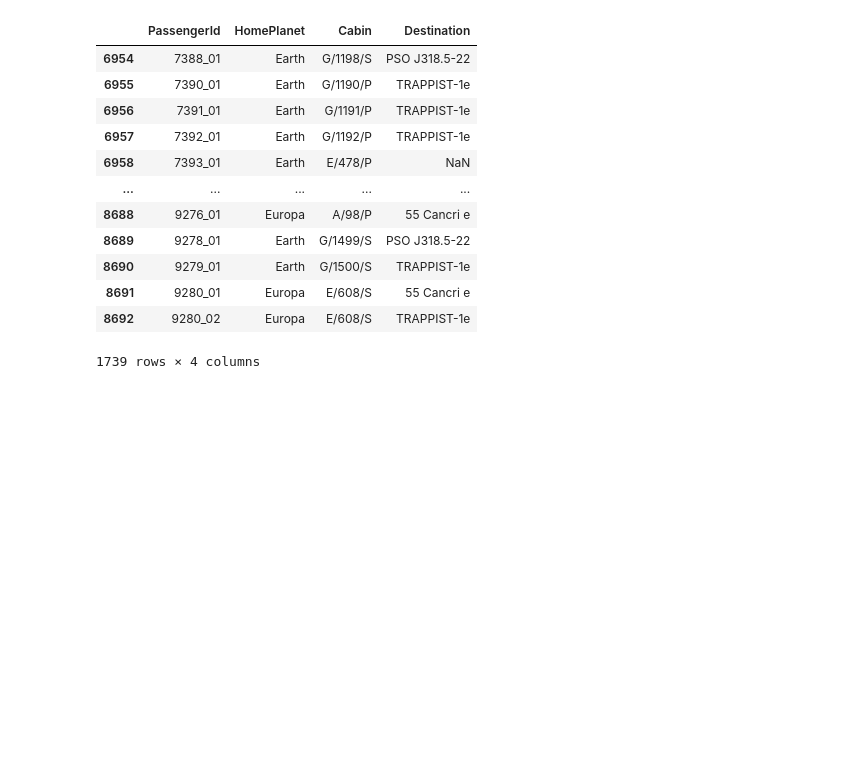
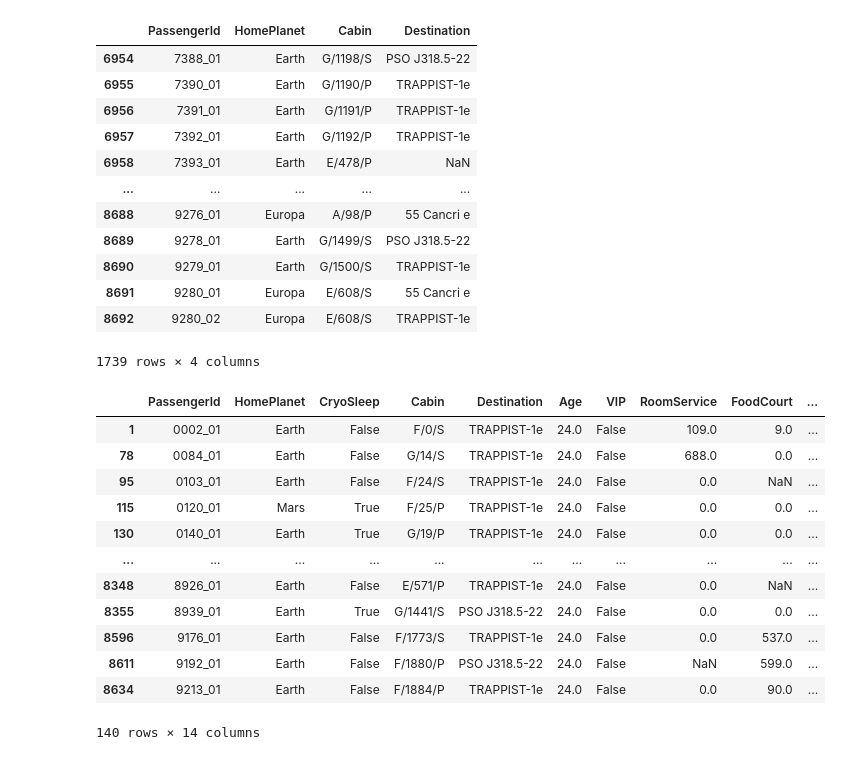
Before and after one commit to Ido-Studies/DSIP-Final-Project, a Jupyter notebook: src/Machine Learning/Machine_Learning_Part-DSIP_Concluding_Assignment.ipynb, the cells around one changed output. Cells and saved outputs as stored; diff of their text form; code cells hidden in the pictures; blank space fills up the shorter version.

```diff
--- a/src/Machine Learning/Machine_Learning_Part-DSIP_Concluding_Assignment.ipynb
+++ b/src/Machine Learning/Machine_Learning_Part-DSIP_Concluding_Assignment.ipynb
@@ -320,3 +455,26 @@ D_test
 | 8691 | 9280_01 | Europa | E/608/S | 55 Cancri e |
 | 8692 | 9280_02 | Europa | E/608/S | TRAPPIST-1e |
 1739 rows × 4 columns
+# %%
+# df1 = df[(df['Age'] == 24) & (df['Transported'].values)]
+# df1 = df[df['Age'].isin((24, 39))]
+from functools import reduce
+columns = ['Age', 'Transported']
+values = [24, True]
+df1 = df[reduce(lambda x, y: x & y, [df[col] == val for col, val in zip(columns, values)])]
+# df1 = df[['Age', 'Transported']]
+df1
+# %% [output]
+|  | PassengerId | HomePlanet | CryoSleep | Cabin | Destination | Age | VIP | RoomService | FoodCourt | ... |
+| 1 | 0002_01 | Earth | False | F/0/S | TRAPPIST-1e | 24.0 | False | 109.0 | 9.0 | ... |
+| 78 | 0084_01 | Earth | False | G/14/S | TRAPPIST-1e | 24.0 | False | 688.0 | 0.0 | ... |
+| 95 | 0103_01 | Earth | False | F/24/S | TRAPPIST-1e | 24.0 | False | 0.0 | NaN | ... |
+| 115 | 0120_01 | Mars | True | F/25/P | TRAPPIST-1e | 24.0 | False | 0.0 | 0.0 | ... |
+| 130 | 0140_01 | Earth | True | G/19/P | TRAPPIST-1e | 24.0 | False | 0.0 | 0.0 | ... |
+| ... | ... | ... | ... | ... | ... | ... | ... | ... | ... | ... |
+| 8348 | 8926_01 | Earth | False | E/571/P | TRAPPIST-1e | 24.0 | False | 0.0 | NaN | ... |
+| 8355 | 8939_01 | Earth | True | G/1441/S | PSO J318.5-22 | 24.0 | False | 0.0 | 0.0 | ... |
+| 8596 | 9176_01 | Earth | False | F/1773/S | TRAPPIST-1e | 24.0 | False | 0.0 | 537.0 | ... |
+| 8611 | 9192_01 | Earth | False | F/1880/P | PSO J318.5-22 | 24.0 | False | NaN | 599.0 | ... |
+| 8634 | 9213_01 | Earth | False | F/1884/P | TRAPPIST-1e | 24.0 | False | 0.0 | 90.0 | ... |
+140 rows × 14 columns
```
Also changed, not shown: parts of 10 cells of this notebook.
